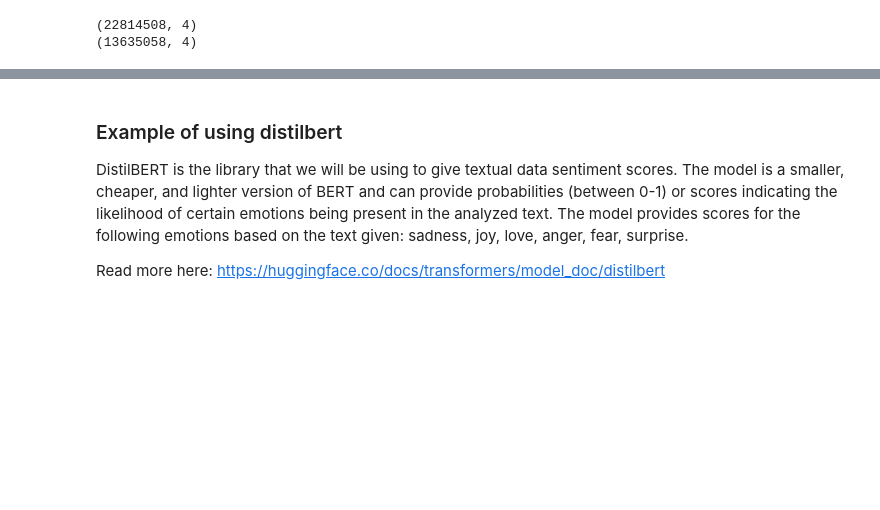
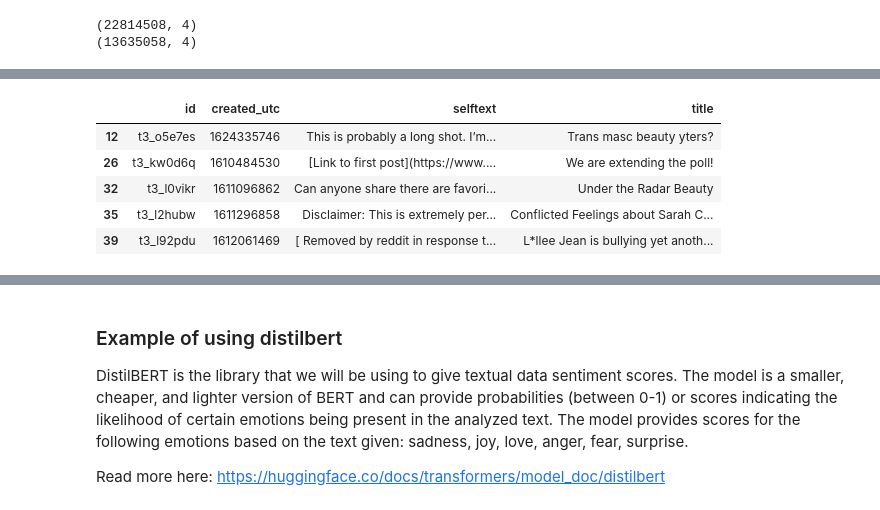
Before and after one commit to avaove/d25-project, a Jupyter notebook: d25-proj.ipynb, the cells around one changed output, grey strips where cells are left out. Saved outputs shown, nothing was run; the diff lists cells and outputs as text; code cells hidden in the pictures; blank space fills up the shorter version.

```diff
--- a/d25-proj.ipynb
+++ b/d25-proj.ipynb
@@ -144,0 +162,10 @@ text_submissions_df['created_utc'] = text_submissions_df['created_utc'].astype(i
+# %%
+# pre-processed dataframe
+text_submissions_df.head()
+# %% [output]
+|  | id | created_utc | selftext | title |
+| 12 | t3_o5e7es | 1624335746 | This is probably a long shot. I’m... | Trans masc beauty yters? |
+| 26 | t3_kw0d6q | 1610484530 | [Link to first post](https://www.... | We are extending the poll! |
+| 32 | t3_l0vikr | 1611096862 | Can anyone share there are favori... | Under the Radar Beauty |
+| 35 | t3_l2hubw | 1611296858 | Disclaimer: This is extremely per... | Conflicted Feelings about Sarah C... |
+| 39 | t3_l92pdu | 1612061469 | [ Removed by reddit in response t... | L*llee Jean is bullying yet anoth... |
```
Also changed, not shown: parts of 16 cells of this notebook.
